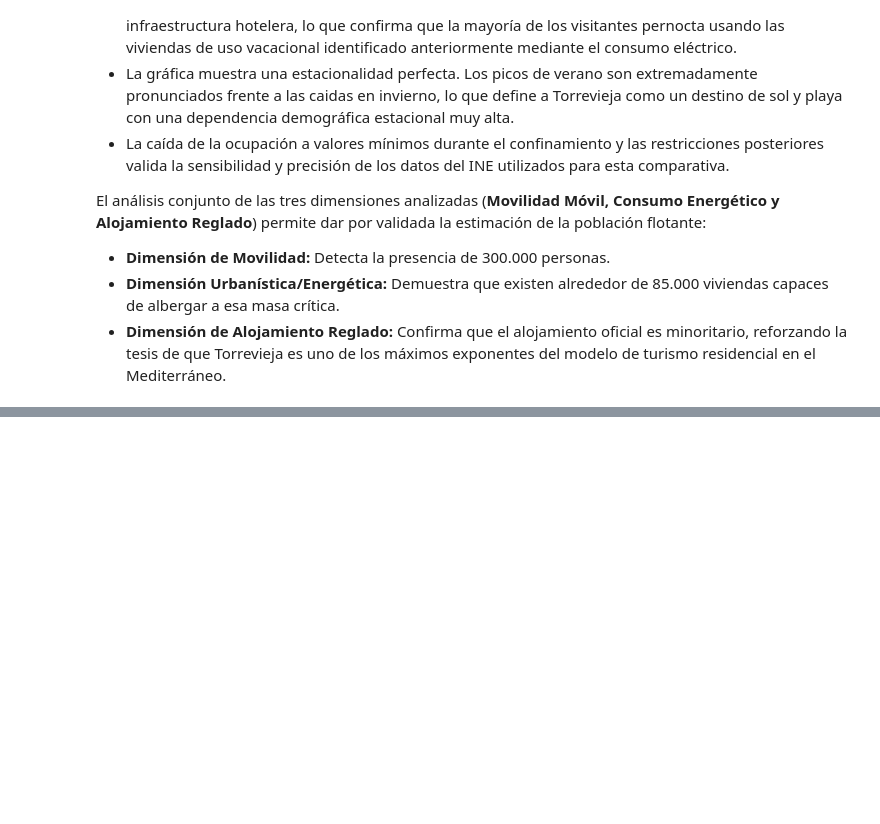
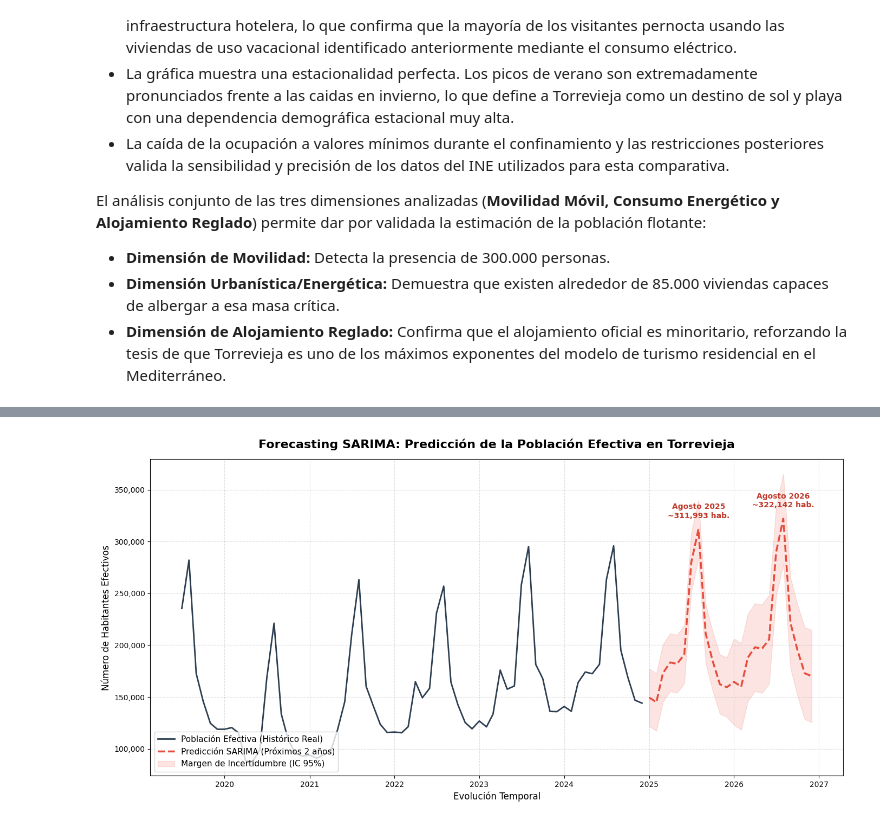
Before and after one commit to MalenaSancho/Turismo-Mineria-Datos, a Jupyter notebook: RETOS/RETO_1.ipynb, the cells around one changed output, grey strips where cells are left out. Drawn from its saved outputs; the diff is of its cells as text; code cells hidden in the pictures; blank space fills up the shorter version.

```diff
--- a/RETOS/RETO_1.ipynb
+++ b/RETOS/RETO_1.ipynb
@@ -1679,0 +1850,88 @@ El análisis conjunto de las tres dimensiones analizadas (**Movilidad Móvil, Co
+# %%
+# ==============================================================================
+# MODELO PREDICTIVO (FORECASTING) - SARIMA SOBRE POBLACIÓN EFECTIVA
+# ==============================================================================
+import pandas as pd
+import matplotlib.pyplot as plt
+import numpy as np
+from statsmodels.tsa.statespace.sarimax import SARIMAX
+import warnings
+warnings.filterwarnings('ignore')
+
+# 1. Cargar el dataset de Población Efectiva
+# Leemos el archivo CSV indicando el separador correcto (punto y coma)
+ruta_poblacion_efec = ruta_base / "DATASETS MODIFICADOS" / "poblacion_efectiva_torrevieja.csv"
+df_efectiva = pd.read_csv(ruta_poblacion_efec, sep=';')
+
+# 2. Preparar la Serie Temporal
+# Convertimos la columna 'fecha' a formato datetime y la establecemos como índice
+df_efectiva['fecha'] = pd.to_datetime(df_efectiva['fecha'])
+df_efectiva.set_index('fecha', inplace=True)
+
+# Seleccionamos nuestra variable objetivo
+df_ts = df_efectiva['poblacion_efectiva'].copy()
+
+# Aseguramos frecuencia mensual (Inicio de mes 'MS') y limpiamos posibles huecos con interpolación
+df_ts = df_ts.resample('MS').mean()
+df_ts = df_ts.interpolate(method='time')
+
+# 3. Entrenar el Modelo SARIMA
+# Parámetros (p,d,q) y (P,D,Q,s). Usamos s=12 para la estacionalidad anual (12 meses).
+modelo_sarima = SARIMAX(df_ts,
+                        order=(1, 1, 1),
+                        seasonal_order=(1, 1, 1, 12),
+                        enforce_stationarity=False,
+                        enforce_invertibility=False)
+
+resultado_sarima = modelo_sarima.fit(disp=False)
+
+# 4. Realizar la predicción para los próximos 24 meses (2 años)
+meses_prediccion = 24
+prediccion = resultado_sarima.get_forecast(steps=meses_prediccion)
+forecast_flotante = prediccion.predicted_mean
+
+# Extraer los intervalos de confianza del modelo SARIMA (95% por defecto)
+intervalos_confianza = prediccion.conf_int()
+limite_inferior_flotante = intervalos_confianza.iloc[:, 0]
+limite_superior_flotante = intervalos_confianza.iloc[:, 1]
+
+# ==============================================================================
+# VISUALIZACIÓN DE LA PREDICCIÓN SARIMA
+# ==============================================================================
+plt.figure(figsize=(14, 7))
+
+# Pintar histórico real
+plt.plot(df_ts.index, df_ts.values, color='#2c3e50', linewidth=2, label='Población Efectiva (Histórico Real)')
+
+# Pintar predicción
+plt.plot(forecast_flotante.index, forecast_flotante.values, color='#e74c3c', linewidth=2.5, linestyle='--', label='Predicción SARIMA (Próximos 2 años)')
+
+# Pintar el área de incertidumbre (Intervalos de confianza del modelo)
+plt.fill_between(forecast_flotante.index,
+                 limite_inferior_flotante.values,
+                 limite_superior_flotante.values,
+                 color='#e74c3c', alpha=0.15, label='Margen de Incertidumbre (IC 95%)')
+
+# Destacar los picos futuros pronosticados (los meses de Agosto)
+picos_futuros = forecast_flotante[forecast_flotante.index.month == 8]
+for fecha, valor in picos_futuros.items():
+    plt.annotate(f"Agosto {fecha.year}\n~{int(valor):,} hab.",
+                 (fecha, valor),
+                 textcoords="offset points",
+                 xytext=(0,15),
+                 ha='center', fontsize=10, fontweight='bold', color='#c0392b')
+
+plt.title('Forecasting SARIMA: Predicción de la Población Efectiva en Torrevieja', fontsize=16, fontweight='bold', pad=15)
+plt.ylabel('Número de Habitantes Efectivos', fontsize=12)
+plt.xlabel('Evolución Temporal', fontsize=12)
+
+# Formato separador de miles en eje Y
+plt.gca().yaxis.set_major_formatter(plt.FuncFormatter(lambda x, p: format(int(x), ',')))
+
+plt.legend(loc='lower left', fontsize=11)
+plt.grid(axis='both', linestyle='--', alpha=0.4)
+plt.tight_layout()
+
+plt.show()
+# %% [output]
+[figure, added]
```
Also changed, not shown: parts of 9 cells of this notebook.
